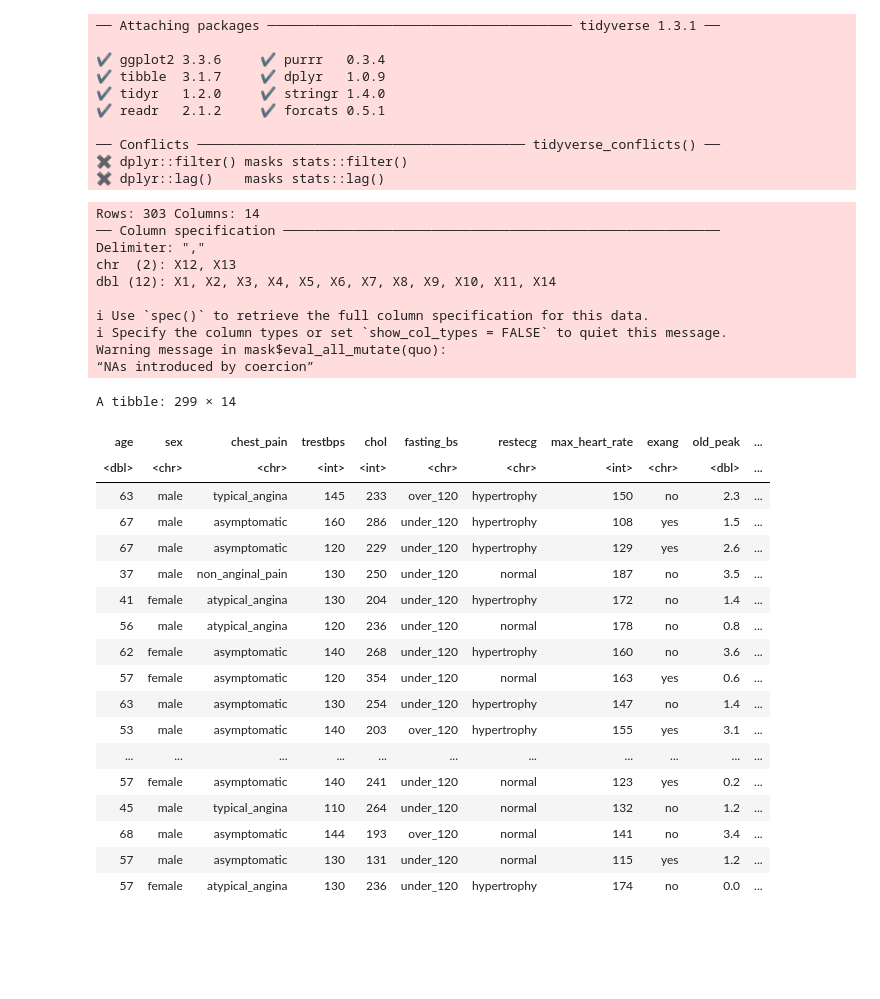
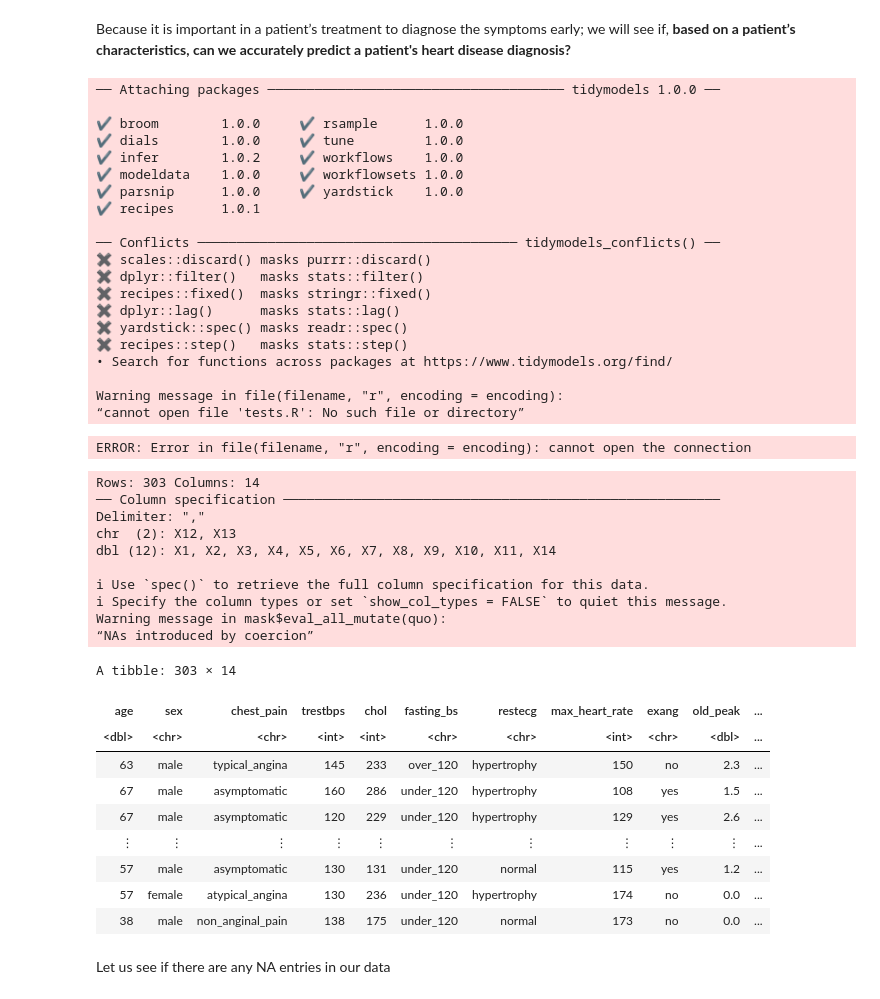
Before and after one commit to VashistSahil/DSCI-100-project, a Jupyter notebook: dsci100 proposal.ipynb, the cells around one changed output. Cells and saved outputs as stored; diff of their text form; code cells hidden in the pictures; blank space fills up the shorter version.

```diff
--- a/dsci100 proposal.ipynb
+++ b/dsci100 proposal.ipynb
@@ -1,17 +32,36 @@
+# %% [markdown]
+Because it is important in a patient’s treatment to diagnose the symptoms early; we will see if, **based on a patient’s characteristics, can we accurately predict a patient's heart disease diagnosis?**
 # %%
 library(tidyverse)
+library(repr)
+library(tidymodels)
+options(repr.matrix.max.rows = 6)
+source('tests.R')
+source("cleanup.R")
 # %% [output]
-── Attaching packages ─────────────────────────────────────── tidyverse 1.3.1 ──
+── Attaching packages ────────────────────────────────────── tidymodels 1.0.0 ──
 
-✔ ggplot2 3.3.6     ✔ purrr   0.3.4
-✔ tibble  3.1.7     ✔ dplyr   1.0.9
-✔ tidyr   1.2.0     ✔ stringr 1.4.0
-✔ readr   2.1.2     ✔ forcats 0.5.1
+✔ broom        1.0.0     ✔ rsample      1.0.0
+✔ dials        1.0.0     ✔ tune         1.0.0
+✔ infer        1.0.2     ✔ workflows    1.0.0
+✔ modeldata    1.0.0     ✔ workflowsets 1.0.0
+✔ parsnip      1.0.0     ✔ yardstick    1.0.0
+✔ recipes      1.0.1
 
-── Conflicts ────────────────────────────────────────── tidyverse_conflicts() ──
-✖ dplyr::filter() masks stats::filter()
-✖ dplyr::lag()    masks stats::lag()
+── Conflicts ───────────────────────────────────────── tidymodels_conflicts() ──
+✖ scales::discard() masks purrr::discard()
+✖ dplyr::filter()   masks stats::filter()
+✖ recipes::fixed()  masks stringr::fixed()
+✖ dplyr::lag()      masks stats::lag()
+✖ yardstick::spec() masks readr::spec()
+✖ recipes::step()   masks stats::step()
+• Search for functions across packages at https://www.tidymodels.org/find/
+
+Warning message in file(filename, "r", encoding = encoding):
+“cannot open file 'tests.R': No such file or directory”
+ERROR: Error in file(filename, "r", encoding = encoding): cannot open the connection
 # %%
+set.seed(50)
 heart_data <- read_csv("https://archive.ics.uci.edu/ml/machine-learning-databases/heart-disease/processed.cleveland.data", col_names = FALSE) |>
     rename("age"= X1, "sex" = X2, "chest_pain" = X3, "trestbps" = X4, "chol" = X5, "fasting_bs" = X6, "restecg" = X7, "max_heart_rate" = X8, "exang" = X9, "old_peak" = X10, "peak_slope" = X11, "ca" = X12, "thal" = X13, "predicted" = X14) |>
     mutate(sex = recode(sex, "1" = "male", "0" = "female")) |>
@@ -26,49 +76,41 @@ heart_data <- read_csv("https://archive.ics.uci.edu/ml/machine-learning-database
     mutate(exang = recode(exang, "0" = "no", "1" = "yes")) |>
     mutate(peak_slope = as.integer(peak_slope)) |>
     mutate(thal = recode(thal, "3.0" = "normal", "6.0" = "fixed_defect", "7.0" = "reversable_defect")) |>
     mutate(predicted = as.factor(predicted)) |>
-    mutate(predicted = recode(predicted, "0" = "no_cvd", "1" = "cvd", "2" = "cvd", "3" = "cvd", "4" = "cvd")) |>
-    na.omit()
+    mutate(predicted = recode(predicted, "0" = "no_cvd", "1" = "cvd", "2" = "cvd", "3" = "cvd", "4" = "cvd"))
 
 
-heart_recipe <- recipe(predicted ~ age + sex + chest_pain + trestbps + chol + max_heart_rate, data = heart_data) |>
-    step_scale(all_predictors()) |>
-        step_center(all_predictors())
+#heart_recipe <- recipe(predicted ~ age + sex + chest_pain + trestbps + chol + max_heart_rate, data = heart_data) |>
+#    step_scale(all_predictors()) |>
+#        step_center(all_predictors())
 
 
 
 
 # Based on a patient's physical properities, can we consistently predict their CVD diagnosis
 
 
 heart_data
 # %% [output]
 Rows: 303 Columns: 14
 ── Column specification ────────────────────────────────────────────────────────
 Delimiter: ","
 chr  (2): X12, X13
 dbl (12): X1, X2, X3, X4, X5, X6, X7, X8, X9, X10, X11, X14
 
 ℹ Use `spec()` to retrieve the full column specification for this data.
 ℹ Specify the column types or set `show_col_types = FALSE` to quiet this message.
 Warning message in mask$eval_all_mutate(quo):
 “NAs introduced by coercion”
-A tibble: 299 × 14
+A tibble: 303 × 14
 | age | sex | chest_pain | trestbps | chol | fasting_bs | restecg | max_heart_rate | exang | old_peak | ... |
 | <dbl> | <chr> | <chr> | <int> | <int> | <chr> | <chr> | <int> | <chr> | <dbl> | ... |
 | 63 | male | typical_angina | 145 | 233 | over_120 | hypertrophy | 150 | no | 2.3 | ... |
 | 67 | male | asymptomatic | 160 | 286 | under_120 | hypertrophy | 108 | yes | 1.5 | ... |
 | 67 | male | asymptomatic | 120 | 229 | under_120 | hypertrophy | 129 | yes | 2.6 | ... |
-| 37 | male | non_anginal_pain | 130 | 250 | under_120 | normal | 187 | no | 3.5 | ... |
-| 41 | female | atypical_angina | 130 | 204 | under_120 | hypertrophy | 172 | no | 1.4 | ... |
-| 56 | male | atypical_angina | 120 | 236 | under_120 | normal | 178 | no | 0.8 | ... |
-| 62 | female | asymptomatic | 140 | 268 | under_120 | hypertrophy | 160 | no | 3.6 | ... |
-| 57 | female | asymptomatic | 120 | 354 | under_120 | normal | 163 | yes | 0.6 | ... |
-| 63 | male | asymptomatic | 130 | 254 | under_120 | hypertrophy | 147 | no | 1.4 | ... |
-| 53 | male | asymptomatic | 140 | 203 | over_120 | hypertrophy | 155 | yes | 3.1 | ... |
-| ... | ... | ... | ... | ... | ... | ... | ... | ... | ... | ... |
-| 57 | female | asymptomatic | 140 | 241 | under_120 | normal | 123 | yes | 0.2 | ... |
-| 45 | male | typical_angina | 110 | 264 | under_120 | normal | 132 | no | 1.2 | ... |
-| 68 | male | asymptomatic | 144 | 193 | over_120 | normal | 141 | no | 3.4 | ... |
+| ⋮ | ⋮ | ⋮ | ⋮ | ⋮ | ⋮ | ⋮ | ⋮ | ⋮ | ⋮ | ... |
 | 57 | male | asymptomatic | 130 | 131 | under_120 | normal | 115 | yes | 1.2 | ... |
 | 57 | female | atypical_angina | 130 | 236 | under_120 | hypertrophy | 174 | no | 0.0 | ... |
+| 38 | male | non_anginal_pain | 138 | 175 | under_120 | normal | 173 | no | 0.0 | ... |
+# %% [markdown]
+Let us see if there are any NA entries in our data
```
Also changed, not shown: parts of 32 cells of this notebook.
